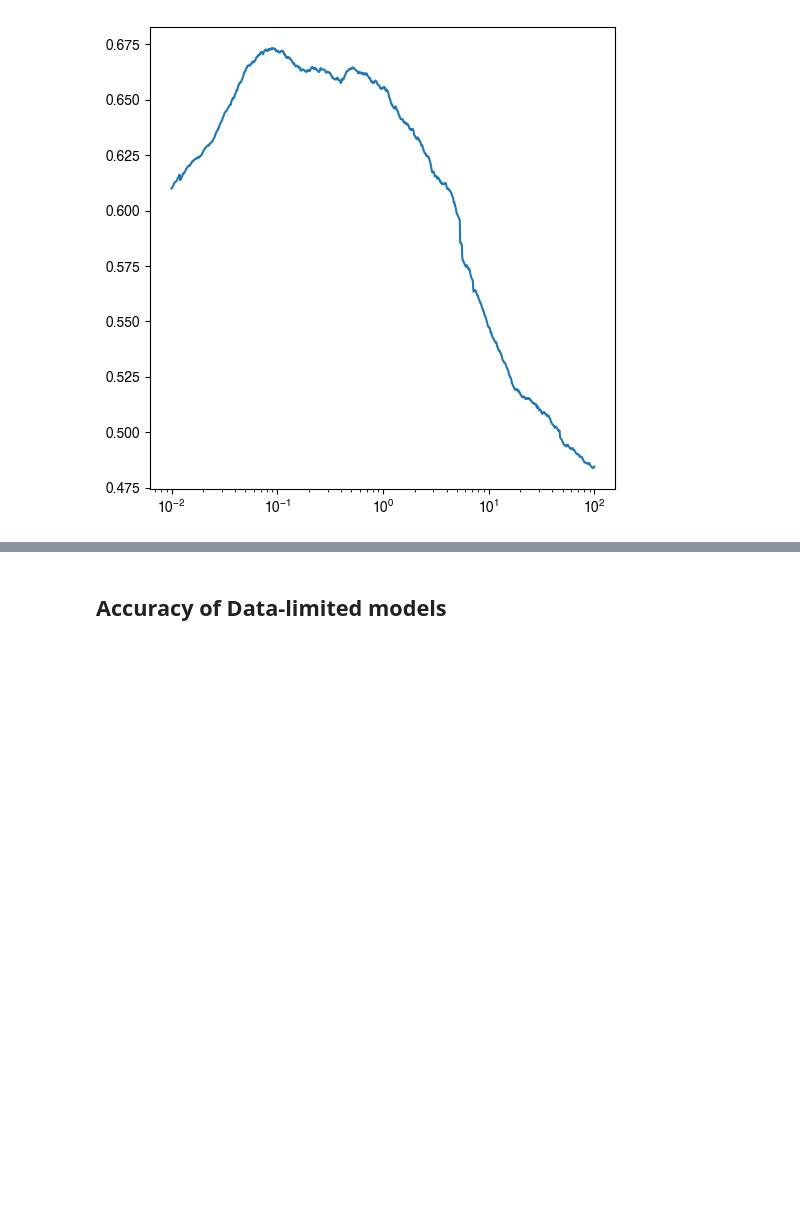
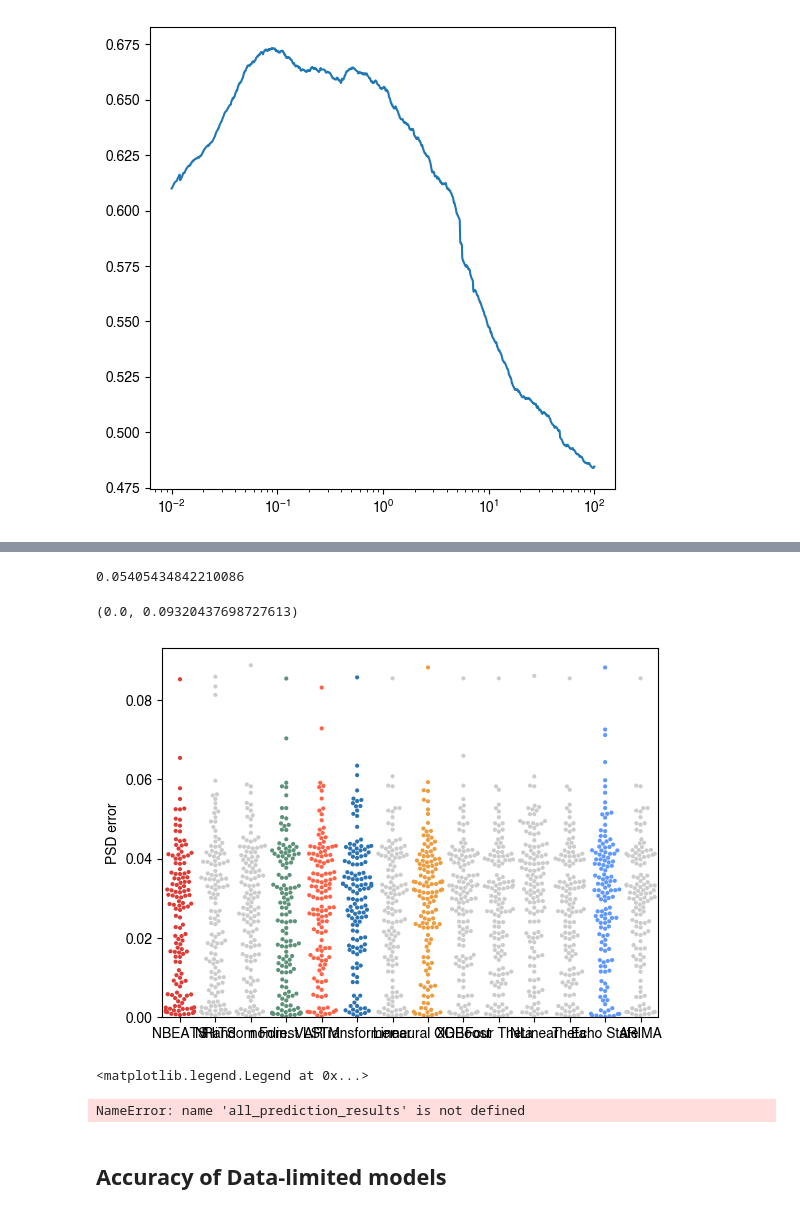
Before and after one commit to williamgilpin/dysts, a Jupyter notebook: benchmarks/figure_forecasting_benchmarks_figures.ipynb, the cells around one changed output, grey strips where cells are left out. Saved outputs shown, nothing was run; the diff lists cells and outputs as text; code cells hidden in the pictures; blank space fills up the shorter version.

```diff
--- a/benchmarks/figure_forecasting_benchmarks_figures.ipynb
+++ b/benchmarks/figure_forecasting_benchmarks_figures.ipynb
@@ -1951,0 +2073,20 @@ plt.semilogx(timepoint_grid, average_mutual_correlation)
+# %%
+import json
+from dysts.datasets import convert_json_to_gzip
+
+fpath = DUMP_PATH + 'all_results_invariant.json'
+
+## Save results as json to avoid repeating expensive computations
+# with open(fpath, 'w') as fp:
+#     for key1 in all_scores2.keys():
+#         for key2 in all_scores2[key1].keys():
+#             if all_scores2[key1][key2] == None:
+#                 all_scores2[key1][key2] = np.nan
+#             else:
+#                 all_scores2[key1][key2] = float(all_scores2[key1][key2])
+#     json.dump(all_scores2, fp)
+# convert_json_to_gzip(fpath)
+
+import json, gzip
+with gzip.open(fpath + ".gz", 'rt', encoding="utf-8") as file:
+    all_scores2 = json.load(file)
@@ -1952,3 +2177,52 @@ plt.semilogx(timepoint_grid, average_mutual_correlation)
+# %%
+upval
+# %% [output]
+0.05405434842210086
+# %%
+
+kk = list(all_scores.keys())
+all_scores = pd.DataFrame([all_scores[key] for key in kk], index=kk).transpose()
+all_scores.index = equation_names
+med_vals = [np.nanmedian(all_scores[model_name]) for model_name in model_names]
+sort_inds = np.argsort(med_vals)
+
+
+# plt.figure(figsize=(12 * 0.7, 4 * 0.7))
+plt.figure(figsize=(6.4, 4.8))
+
+sns.swarmplot(
+    data=all_scores2,
+    zorder=-1,
+    order=list(model_names[sort_inds]),
+    # palette=pastel_rainbow,
+    palette=[color_dict[model_name] for model_name in model_names[sort_inds]],
+    size=3,
+    alpha=opacity_default,
+)
+plt.ylabel("PSD error")
+plt.ylim(0, None)
+# %% [output]
+(0.0, 0.09320437698727613)
+[figure, added]
+# %%
+## find psd of signal
+
+from scipy import signal
+
+plt.figure(figsize=(6, 6))
+for model_name in model_names:
+    vals = find_psd(all_prediction_results[model_name][:, 0])
+    plt.loglog(vals, label=model_name, color=color_dict[model_name])
+plt.legend()
+
+## Plot true signal
+## find psd of signal
+# %% [output]
+<matplotlib.legend.Legend at 0x...>
+# %%
+all_prediction_results[model_name][:, 0]
+# %% [output]
+NameError: name 'all_prediction_results' is not defined
 # %% [markdown]
 ## Accuracy of Data-limited models
 # %%
```
Also changed, not shown: parts of 22 cells of this notebook, 3 other files.
